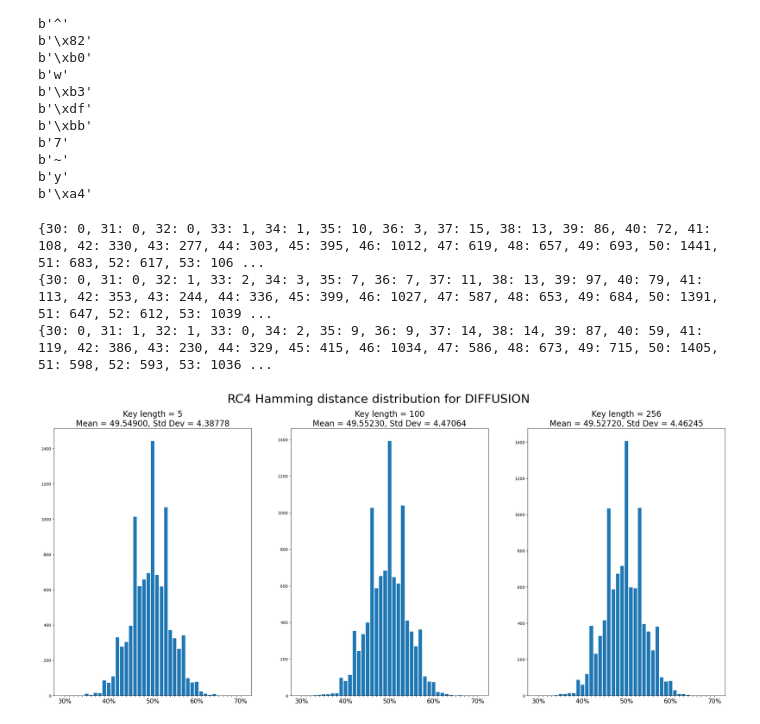
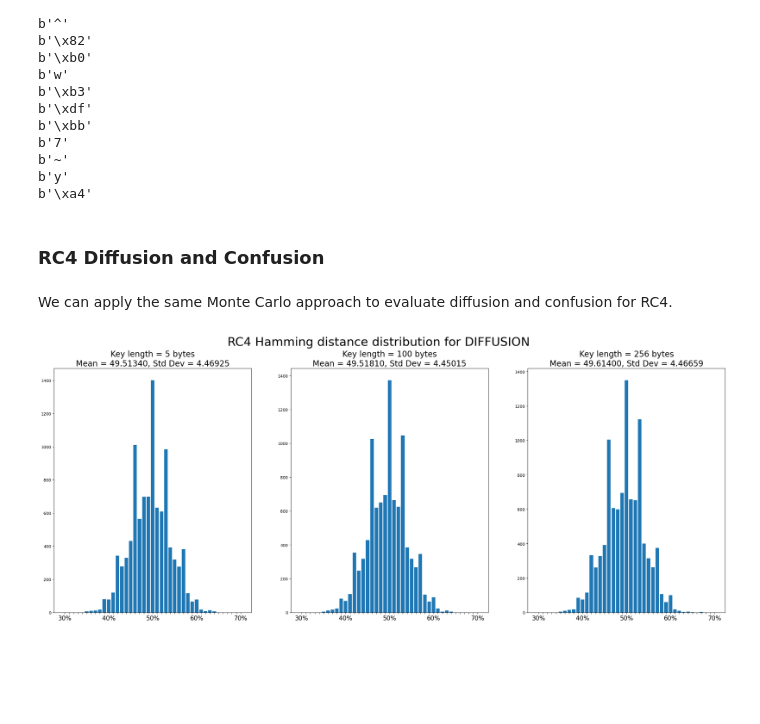
Before and after one commit to LBellini13/Elements-of-Applied-Data-Security, a Jupyter notebook: Block Ciphers/CipherCrafters.ipynb, the cells around one changed output. Saved outputs shown, nothing was run; the diff lists cells and outputs as text; code cells hidden in the pictures; blank space fills up the shorter version.

```diff
--- a/Block Ciphers/CipherCrafters.ipynb
+++ b/Block Ciphers/CipherCrafters.ipynb
@@ -171,7 +170,7 @@ To test if AES provides good diffusion, we can apply the Monte Carlo approach as
 # %%
 iterations = 10000
 
-fig, axs = plt.subplots(1, len(AES.key_size), figsize=(30, 12))
+fig, axs = plt.subplots(1, len(AES.key_size), figsize=(30, 11))
 fig.suptitle('AES Hamming distance distribution for DIFFUSION', fontsize=30)
 
 for idx, length in enumerate(AES.key_size):
@@ -206,11 +205,9 @@ for idx, length in enumerate(AES.key_size):
     std = np.sqrt(np.average((list(diff_dict.keys())-mean)**2, weights=list(diff_dict.values())))
 
     axs[idx].bar(diff_dict.keys(), diff_dict.values())
-    axs[idx].set_title(f'Key length = {length}\nMean = {mean:.5f}, Std Dev = {std:.5f}', fontsize=20)
+    axs[idx].set_title(f'Key length = {length} bytes\nMean = {mean:.5f}, Std Dev = {std:.5f}', fontsize=20)
     # Show only 30%, 40%, 50%, 60%, 70% x labels
     axs[idx].set_xticks(list(diff_dict.keys()))
     axs[idx].set_xticklabels(['' if label not in [30, 40, 50, 60, 70]
                               else f'{label}%' for label in list(diff_dict.keys())], fontsize=15)
-
-plt.show()
 # %% [output]
@@ -224,7 +221,7 @@ To test if AES provides good confusion, we can apply the same Monte Carlo approa
 # %%
 iterations = 10000
 
-fig, axs = plt.subplots(1, len(AES.key_size), figsize=(30, 12))
+fig, axs = plt.subplots(1, len(AES.key_size), figsize=(30, 11))
 fig.suptitle('AES Hamming distance distribution for CONFUSION', fontsize=30)
 
 for idx, length in enumerate(AES.key_size):
@@ -238,7 +235,7 @@ for idx, length in enumerate(AES.key_size):
     # Generate a random 128 bits plaintext
     ref_plaintext = np.random.bytes(AES.block_size)
     # Encrypt the plaintext
-    ref_ciphertext = bytearray(aes_ecb.encrypt(ref_plaintext))
+    ref_ciphertext = aes_ecb.encrypt(ref_plaintext)
 
     # Compute the list of hamming distances (as %) comparing the original
     # ciphertext with the ones obtained flipping a random bit in the key
@@ -254,14 +251,12 @@ for idx, length in enumerate(AES.key_size):
                 conf_dict[i] += 1
                 break
 
-    print(conf_dict)
-
     # Compute mean and standard deviation of the distribution
     mean = np.average(list(conf_dict.keys()), weights=list(conf_dict.values()))
     std = np.sqrt(np.average((list(conf_dict.keys())-mean)**2, weights=list(conf_dict.values())))
 
     axs[idx].bar(conf_dict.keys(), conf_dict.values())
-    axs[idx].set_title(f'Key length = {length}\nMean = {mean:.5f}, Std Dev = {std:.5f}', fontsize=20)
+    axs[idx].set_title(f'Key length = {length} bytes\nMean = {mean:.5f}, Std Dev = {std:.5f}', fontsize=20)
     # Show only 30%, 40%, 50%, 60%, 70% x labels
     axs[idx].set_xticks(list(conf_dict.keys()))
     axs[idx].set_xticklabels(['' if label not in [30, 40, 50, 60, 70]
@@ -328,59 +324,56 @@ b'7'
 b'~'
 b'y'
 b'\xa4'
+# %% [markdown]
+### RC4 Diffusion and Confusion
+# %% [markdown]
+We can apply the same Monte Carlo approach to evaluate diffusion and confusion for RC4.
 # %%
 iterations = 10000
 
-# Test using 3 different key lengths and 2 different drops
+# Test using 3 different key lengths
 RC4_key_lengths = [5, 100, 256]
 drop = 3072
 
-fig, axs = plt.subplots(1, len(RC4_key_lengths), figsize=(30, 12))
+fig, axs = plt.subplots(1, len(RC4_key_lengths), figsize=(30, 11))
 fig.suptitle('RC4 Hamming distance distribution for DIFFUSION', fontsize=30)
+
 for idx, length in enumerate(RC4_key_lengths):
-    # Generate random key of 16, 24 or 32 bytes
+    # Generate random key of 5, 100, 256 bytes
     key = np.random.bytes(length)
     # Instantiate RC4 cipher
     rc4 = RC4(key, drop)
-    # Generate a random 50 bytes plaintext
+    # Generate a random 16 bytes plaintext
     ref_plaintext = np.random.bytes(16)
     # Encrypt the plaintext
-    ref_ciphertext = bytearray(rc4.encrypt(ref_plaintext))
+    ref_ciphertext = rc4.encrypt(ref_plaintext)
 
     # Compute the list of hamming distances (as %) comparing the original
     # ciphertext with the ones obtained flipping a random bit in the plaintext
     dist = mcs_diffusion(rc4, ref_plaintext, ref_ciphertext, iterations)
 
     # Dictionary for the hamming distance distribution
     diff_dict = {i: 0 for i in range(30, 71)}
 
     # Count how many outcomes per percentage
     for value in dist:
         for i in range(30, 71):
             if i <= value < i + 1:
                 diff_dict[i] += 1
                 break
 
-    print(diff_dict)
-
     # Compute mean and standard deviation of the distribution
     mean = np.average(list(diff_dict.keys()), weights=list(diff_dict.values()))
     std = np.sqrt(np.average((list(diff_dict.keys())-mean)**2, weights=list(diff_dict.values())))
 
     axs[idx].bar(diff_dict.keys(), diff_dict.values())
-    axs[idx].set_title(f'Key length = {length}\nMean = {mean:.5f}, Std Dev = {std:.5f}', fontsize=20)
+    axs[idx].set_title(f'Key length = {length} bytes\nMean = {mean:.5f}, Std Dev = {std:.5f}', fontsize=20)
     # Show only 30%, 40%, 50%, 60%, 70% x labels
     axs[idx].set_xticks(list(diff_dict.keys()))
     axs[idx].set_xticklabels(['' if label not in [30, 40, 50, 60, 70]
                               else f'{label}%' for label in list(diff_dict.keys())], fontsize=15)
-
-
-plt.show()
 # %% [output]
-{30: 0, 31: 0, 32: 0, 33: 1, 34: 1, 35: 10, 36: 3, 37: 15, 38: 13, 39: 86, 40: 72, 41: 108, 42: 330, 43: 277, 44: 303, 45: 395, 46: 1012, 47: 619, 48: 657, 49: 693, 50: 1441, 51: 683, 52: 617, 53: 106 ...
-{30: 0, 31: 0, 32: 1, 33: 2, 34: 3, 35: 7, 36: 7, 37: 11, 38: 13, 39: 97, 40: 79, 41: 113, 42: 353, 43: 244, 44: 336, 45: 399, 46: 1027, 47: 587, 48: 653, 49: 684, 50: 1391, 51: 647, 52: 612, 53: 1039 ...
-{30: 0, 31: 1, 32: 1, 33: 0, 34: 2, 35: 9, 36: 9, 37: 14, 38: 14, 39: 87, 40: 59, 41: 119, 42: 386, 43: 230, 44: 329, 45: 415, 46: 1034, 47: 586, 48: 673, 49: 715, 50: 1405, 51: 598, 52: 593, 53: 1036 ...
-[figure, old version]
+[figure, new version]
 # %%
 iterations = 10000
 
```
Also changed, not shown: parts of 19 cells of this notebook, 5 other files.
